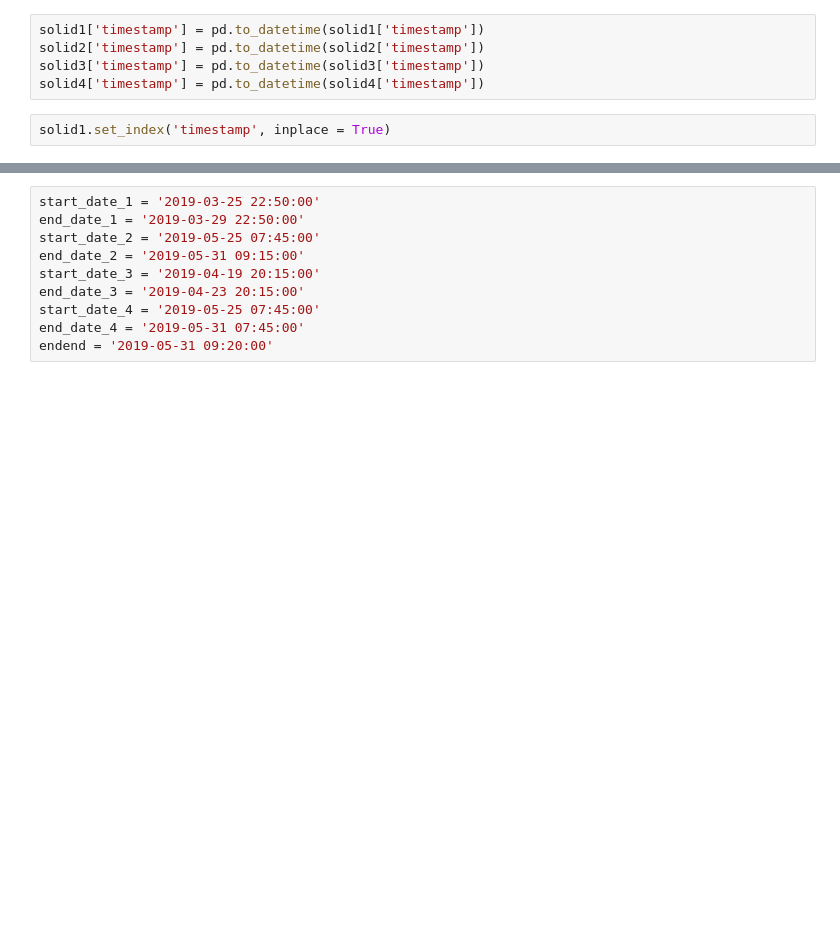
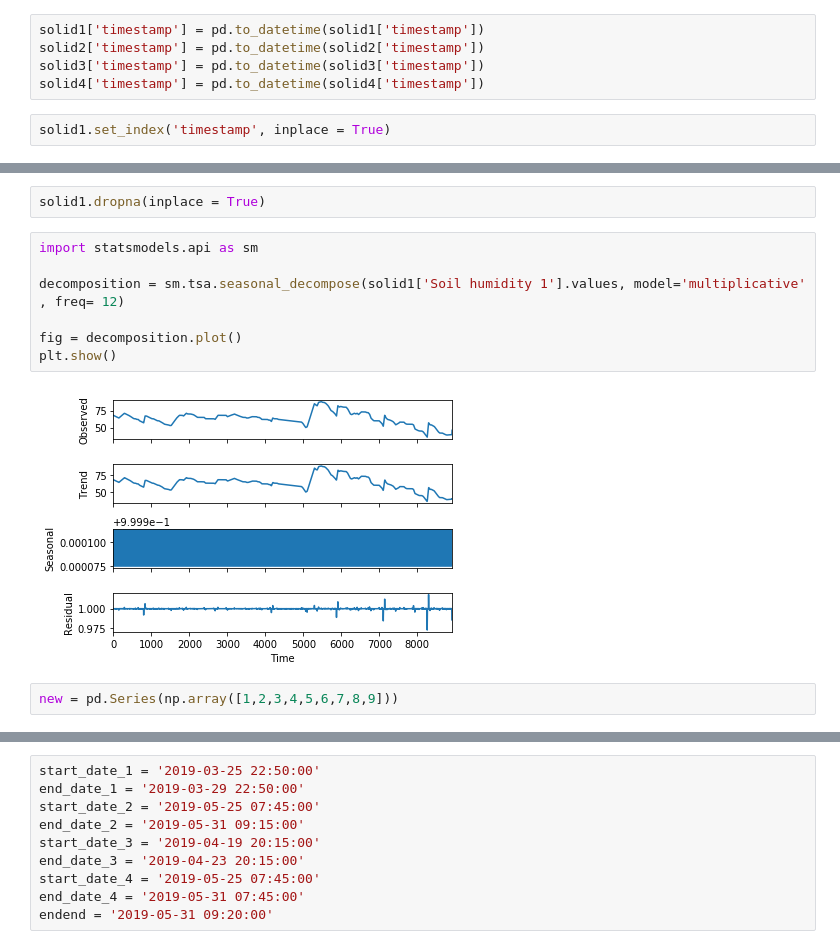
Before and after one commit to Younes-Charfaoui/ML-Projects, a Jupyter notebook: wazihub_soil_moisture_prediction/Time Series Soil Moisiture.ipynb, the cells around one changed output, grey strips where cells are left out. Cells and saved outputs as stored; diff of their text form; blank space fills up the shorter version.

```diff
--- a/wazihub_soil_moisture_prediction/Time Series Soil Moisiture.ipynb
+++ b/wazihub_soil_moisture_prediction/Time Series Soil Moisiture.ipynb
@@ -41,0 +52,13 @@ solid1.set_index('timestamp', inplace = True)
+# %%
+solid1.dropna(inplace = True)
+# %%
+import statsmodels.api as sm
+
+decomposition = sm.tsa.seasonal_decompose(solid1['Soil humidity 1'].values, model='multiplicative' , freq= 12)
+
+fig = decomposition.plot()
+plt.show()
+# %% [output]
+[figure, added]
+# %%
+new = pd.Series(np.array([1,2,3,4,5,6,7,8,9]))
```
Also changed, not shown: parts of 31 cells of this notebook.
